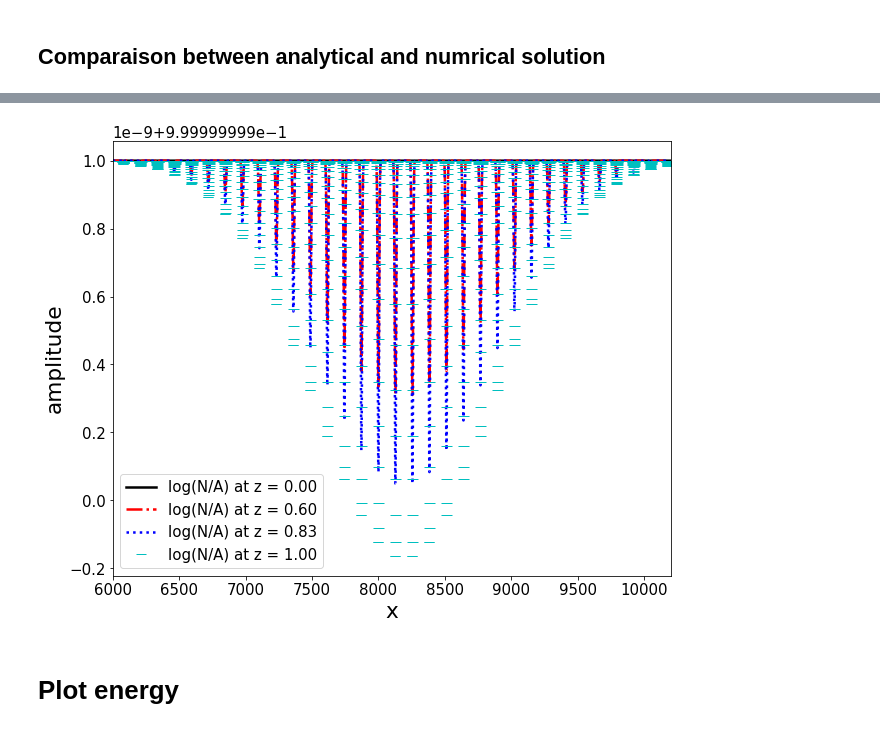
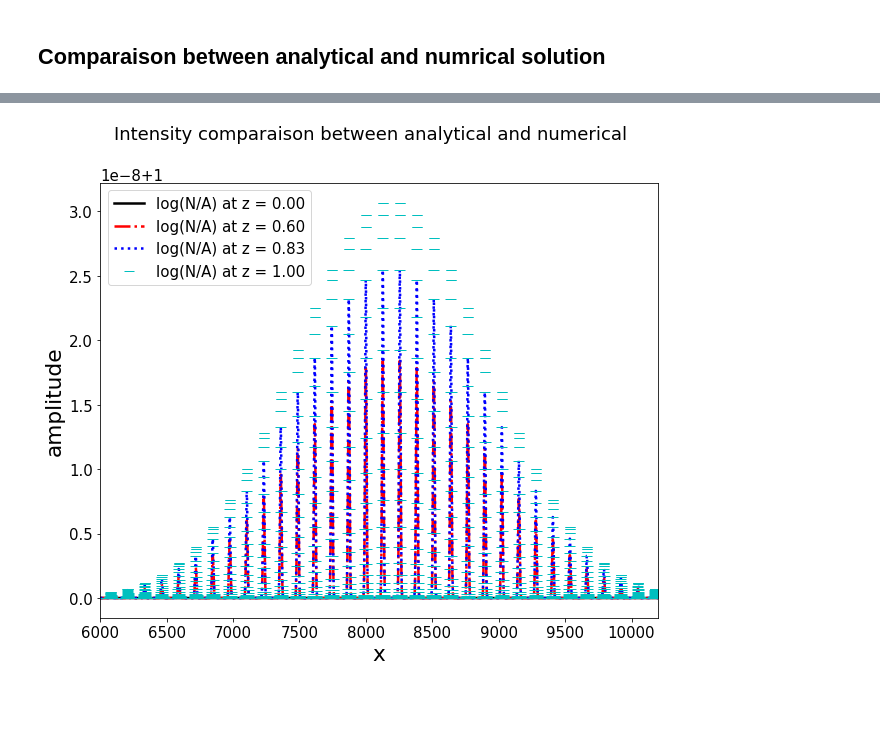
Before and after one commit to kimhong-chao/Project-PHY571, a Jupyter notebook: analysis/analyse_absorp_effect.ipynb, the cells around one changed output, grey strips where cells are left out. Cells and saved outputs as stored; diff of their text form; code cells hidden in the pictures; blank space fills up the shorter version.

```diff
--- a/analysis/analyse_absorp_effect.ipynb
+++ b/analysis/analyse_absorp_effect.ipynb
@@ -43,35 +43,37 @@ mpl.rcParams['axes.labelsize'] = 'x-large'
 mpl.rcParams['lines.linewidth'] = 2.5
 mpl.rcParams['lines.markersize'] = 10.0
 
-#Parameters for initialize laser
-w0 = 0.7*1e-3
-Pcr = 1.7*1e9
-p = 4
-Pin = p*Pcr
-lamb = 790*1e-9
-k = 2*np.pi/lamb
+#Import parameters from python
+parameter = np.loadtxt("../results/Absorption/parameters_absorption.txt")
+Pcr = parameter[0]
+k = parameter[1]
+K = parameter[2]
+L = parameter[3]
+N = int(parameter[4])
+Lz = parameter[5]
+Nz = int(parameter[6])
+nb_save = int(parameter[7])
+w0 = parameter[8]
+p = parameter[9]
 beta = 6.5*1e-104
-K = 7
+#normalise constant
+beta = beta*(10**8)**(2*K-2)
 
 #spacial discretization along x and y, need to be the same as production codes
-L = 16*1e-4
-N = 64
-Lz = 2.0
-Nz = 1000
-saved_Nz = 101
 r, d = np.linspace(-L, L, 2*N, retstep=True)
 x, y = np.meshgrid(r,r)
 
 #Numerical solution
-inten_num = np.loadtxt("../results/intensity_absorption.txt")
-inten_num = inten_num.reshape((saved_Nz, 2*N, 2*N))
+inten_num = np.loadtxt("../results/Absorption/intensity_absorption.txt")
+nb_pics = int((inten_num.shape[0]*inten_num.shape[1])/(2*N)**2)
+inten_num = inten_num.reshape((nb_pics, 2*N, 2*N))
 
 #Analytical solution
 I0 = inten_num[0]      #I0: I at z = 0
 inten_analy = lambda z : I0/(1 + (K-1)*beta*I0**(K-1)*z)**(1/(K-1))
 
 z_interested = np.array([0, 0.6, 0.83, Lz-1])
-pos_interested = z_interested*saved_Nz/Lz
+pos_interested = z_interested*nb_save/Lz
 pos_interested = pos_interested.astype(int)
 colors = ['k-', 'r-.', 'b:', 'c_']
 
@@ -87,12 +89,12 @@ for i in range(4):
 plt.xlabel('x')
 plt.ylabel('amplitude')
 plt.xlim(6000, 10200)
+plt.suptitle('Intensity comparaison between analytical and numerical')
 #plt.ylim(-1.51e-9, 0.51e-9)
 plt.legend()
+# save figure as pdf
+plt.savefig("../figures/inten_compare_absorp.png")
 plt.show()
-
-# save figure as pdf
-#plt.savefig("../figures/observables.pdf")
 # %% [output]
 Position: z =  0.0
 Mean:  1.0
@@ -112,4 +114,2 @@ Standard deviation:  8.449024824067815e-11
 ------------
-[figure, old version]
+[figure, new version]
-# %% [markdown]
-# Plot energy
```
Also changed, not shown: parts of 3 cells of this notebook, 1 other file.
